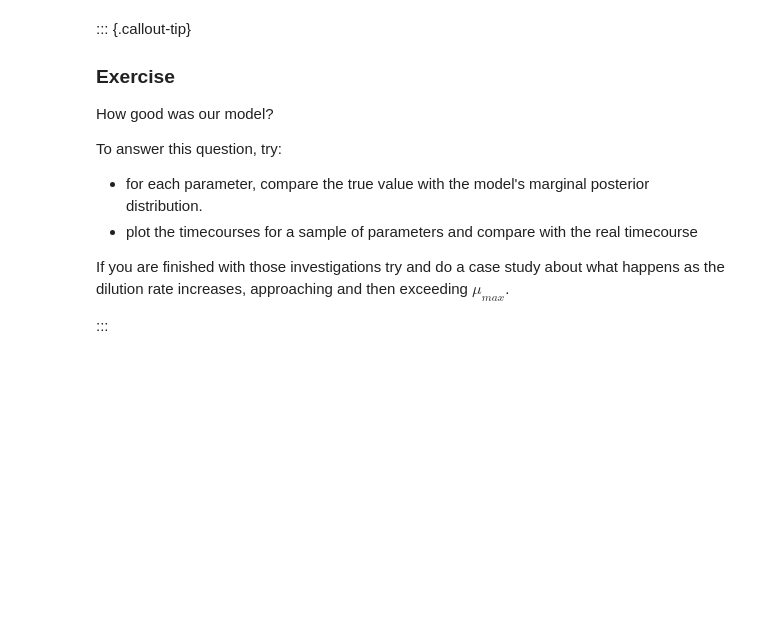
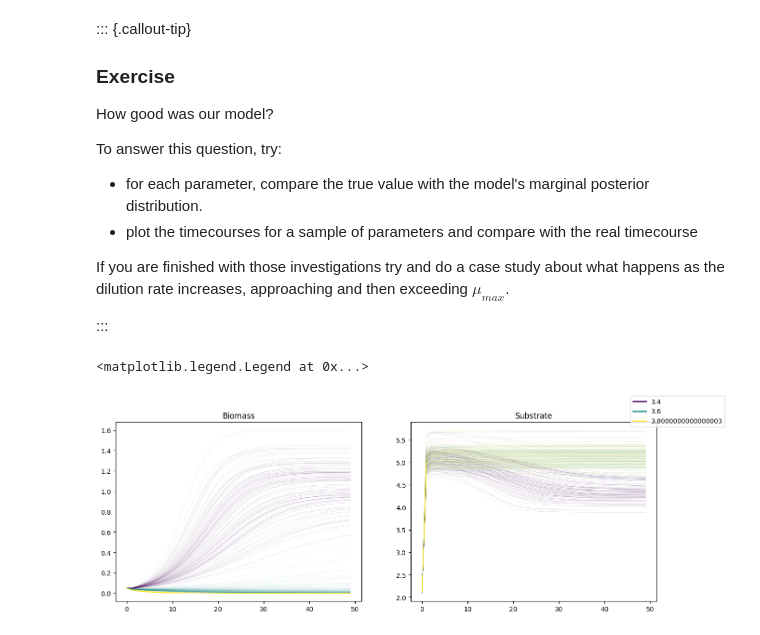
Before and after one commit to dtu-qmcm/bayesian_statistics_for_computational_biology, a Jupyter notebook: course/practical-7-odes-continued.ipynb, the cells around one changed output. Saved outputs shown, nothing was run; the diff lists cells and outputs as text; code cells hidden in the pictures; blank space fills up the shorter version.

```diff
--- a/course/practical-7-odes-continued.ipynb
+++ b/course/practical-7-odes-continued.ipynb
@@ -341,9 +343,9 @@ states, info = run_nuts(
     key,
     jax.jit(posterior_log_density),
     init_params=example_prior_loc,
-    n_chain=4,
-    n_warmup=50,
-    n_sample=50,
+    n_chain=3,
+    n_warmup=100,
+    n_sample=100,
     target_acceptance_rate=0.8,
     initial_step_size=0.001,
 )
@@ -376,3 +396,45 @@ To answer this question, try:
 If you are finished with those investigations try and do a case study about what happens as the dilution rate increases, approaching and then exceeding $\mu_{max}$.
 
 :::
+# %%
+from matplotlib.colors import Normalize
+from matplotlib.cm import ScalarMappable
+from matplotlib.lines import Line2D
+
+
+def simulate_timecourse(idata, D, chain, draw):
+    tc_params = {
+        'log_D': jnp.log(D),
+        'log_S_F': idata.posterior["log_S_F"].sel(chain=chain, draw=draw).item(),
+        'log_conc_init': np.log(jnp.array([X_0, S_0])),
+        'log_gamma': idata.posterior["log_gamma"].sel(chain=chain, draw=draw).item(),
+        'log_ks': idata.posterior["log_ks"].sel(chain=chain, draw=draw).item(),
+        'log_mu_max': idata.posterior["log_mu_max"].sel(chain=chain, draw=draw).item(),
+    }
+    return solve_reactor(tc_params, timepoints).ys
+
+cmap = plt.get_cmap('viridis')
+chain_arr = jnp.array([0, 1])
+draw_arr = jnp.arange(50)
+D_arr = jnp.linspace(3.4, 3.8, 3)
+norm = Normalize(vmin=0, vmax=len(D_arr) - 1)
+scalar_map = ScalarMappable(norm=norm, cmap=cmap)
+
+f, axes = plt.subplots(1, 2, figsize=[15, 5])
+labels = []
+lines = []
+for i, D in enumerate(D_arr):
+    color = scalar_map.to_rgba(i)
+    labels.append(str(round(D, 2)))
+    lines.append(Line2D([0], [0], color=color, lw=2))
+    for chain in chain_arr:
+        for draw in draw_arr:
+            ys = simulate_timecourse(idata, D, chain, draw)
+            axes[0].plot(ys[:, 0], color=color, linewidth=0.5, alpha=0.1)
+            axes[1].plot(ys[:, 1], color=color, linewidth=0.5, alpha=0.1)
+axes[0].set(title="Biomass")
+axes[1].set(title="Substrate")
+f.legend(lines, labels)
+# %% [output]
+<matplotlib.legend.Legend at 0x...>
+[figure, added]
```
Also changed, not shown: parts of 9 cells of this notebook.
